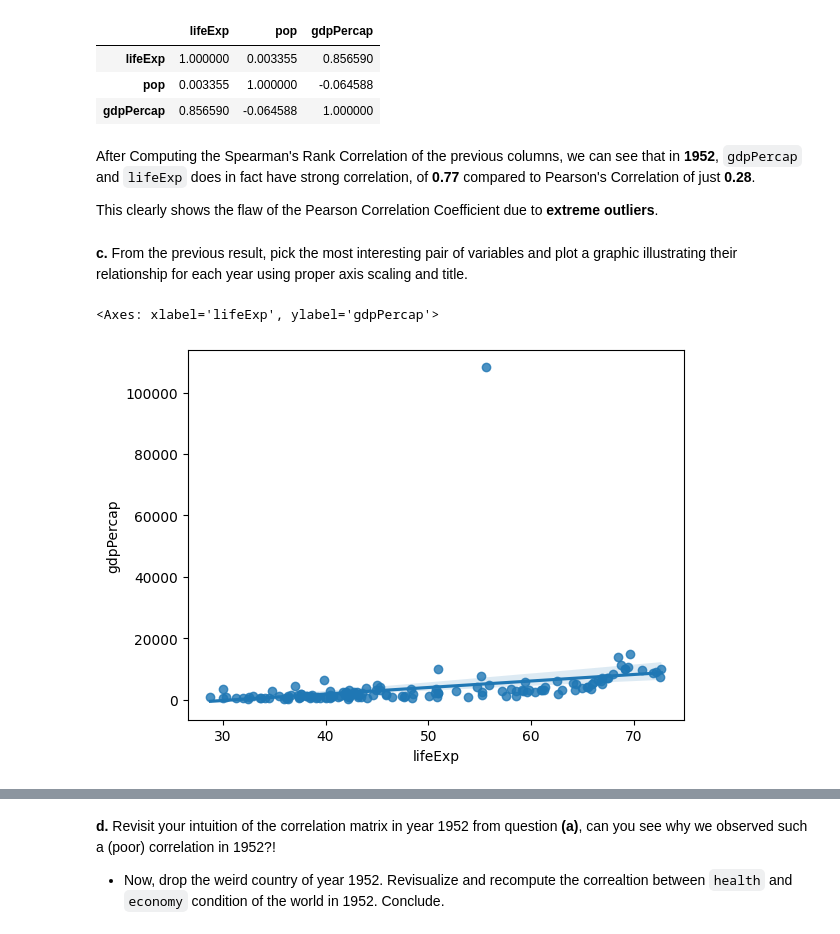
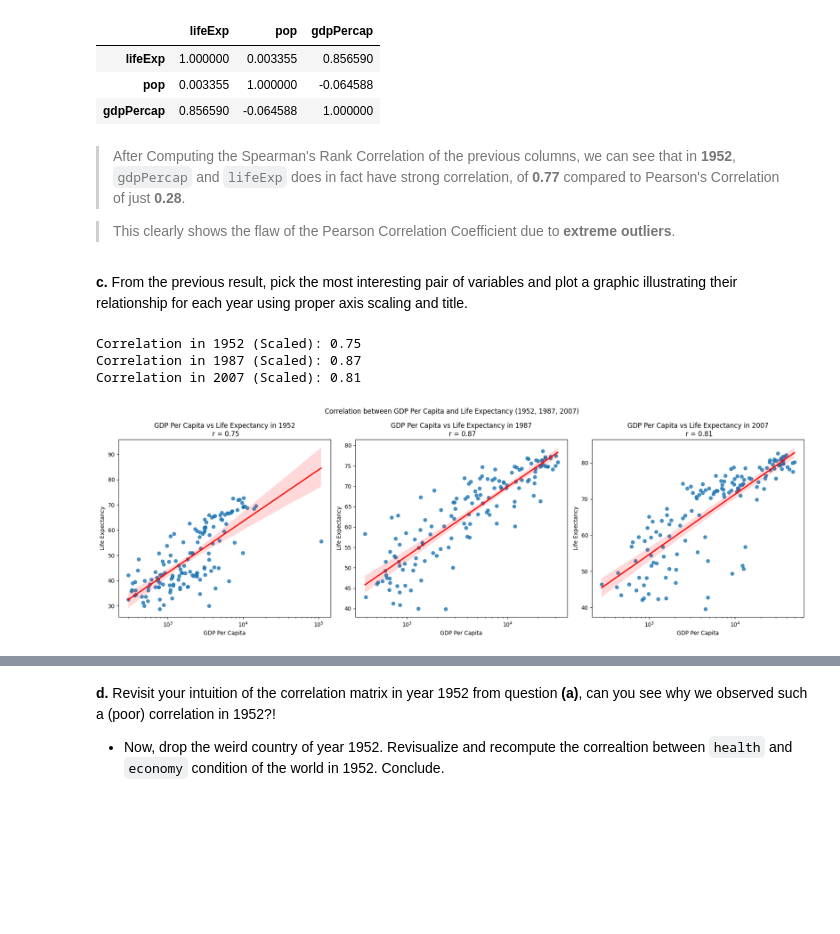
Before and after one commit to LaimengEung/inf-604-data-analysis-i-repo, a Jupyter notebook: Copy_of_Lab5_EDA.ipynb, the cells around one changed output, grey strips where cells are left out. Cells and saved outputs as stored; diff of their text form; code cells hidden in the pictures; blank space fills up the shorter version.

```diff
--- a/Copy_of_Lab5_EDA.ipynb
+++ b/Copy_of_Lab5_EDA.ipynb
@@ -120,21 +115,45 @@ data2007.iloc[:, -3:].corr(method='spearman').style.background_gradient()
 | pop | 0.003355 | 1.000000 | -0.064588 |
 | gdpPercap | 0.856590 | -0.064588 | 1.000000 |
 # %% [markdown]
-After Computing the Spearman's Rank Correlation of the previous columns, we can see that in **1952**, `gdpPercap` and `lifeExp` does in fact have strong correlation, of **0.77** compared to Pearson's Correlation of just **0.28**.
+> After Computing the Spearman's Rank Correlation of the previous columns, we can see that in **1952**, `gdpPercap` and `lifeExp` does in fact have strong correlation, of **0.77** compared to Pearson's Correlation of just **0.28**.
 
-This clearly shows the flaw of the Pearson Correlation Coefficient due to **extreme outliers**.
+> This clearly shows the flaw of the Pearson Correlation Coefficient due to **extreme outliers**.
 # %% [markdown]
 **c.** From the previous result, pick the most interesting pair of variables and plot a graphic illustrating their relationship for each year using proper axis scaling and title.
-# %%
-import matplotlib.pyplot as plt
-import seaborn as sns
-
-# To do
-sns.regplot(
-    data1952,
-    x='lifeExp',
-    y='gdpPercap'
-)
-# %% [output]
-<Axes: xlabel='lifeExp', ylabel='gdpPercap'>
-[figure, removed]
+# %%
+import matplotlib.pyplot as plt
+import seaborn as sns
+
+# To do
+datasets = [data1952, data1987, data2007]
+years = [1952, 1987, 2007]
+
+fig, axes = plt.subplots(1, 3, figsize=(18, 6))
+
+for ax, data, year in zip(axes, datasets, years):
+    sns.regplot(
+        data=data,
+        x='gdpPercap',
+        y='lifeExp',
+        ax=ax,
+        logx=True,
+        line_kws={
+            'color': 'red'
+        }
+    )
+
+    pearson_r = np.log10(data.gdpPercap).corr(data.lifeExp)
+
+    ax.set_xscale("log")
+    ax.set_title(f"GDP Per Capita vs Life Expectancy in {year}\n r = {pearson_r:.2f}")
+    ax.set_xlabel("GDP Per Capita")
+    ax.set_ylabel("Life Expectancy")
+    print(f"Correlation in {year} (Scaled): {pearson_r:.2f}")
+
+plt.suptitle("Correlation between GDP Per Capita and Life Expectancy (1952, 1987, 2007)")
+plt.tight_layout()
+# %% [output]
+Correlation in 1952 (Scaled): 0.75
+Correlation in 1987 (Scaled): 0.87
+Correlation in 2007 (Scaled): 0.81
+[figure, added]
```
Also changed, not shown: parts of 16 cells of this notebook.
